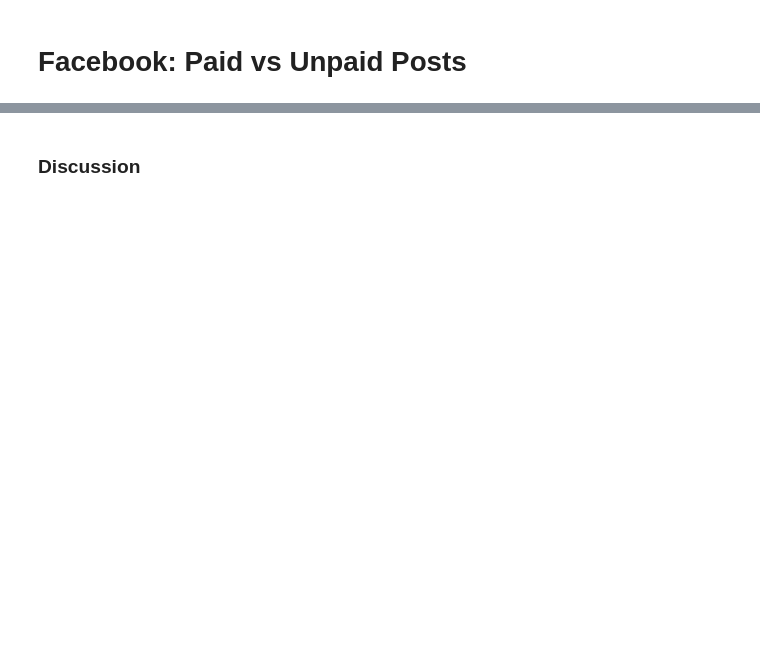
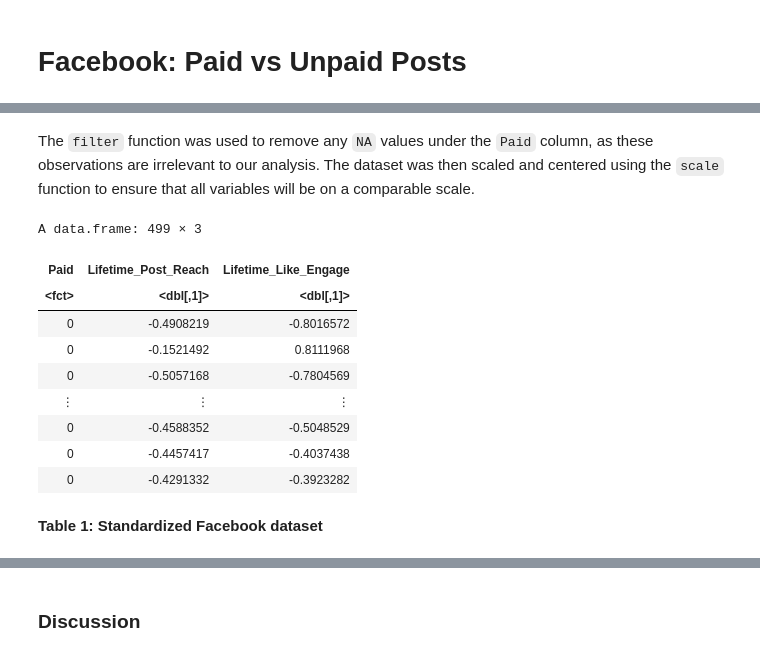
Before and after one commit to truzopus/DSCI_100_Group7, a Jupyter notebook: group_report.ipynb, the cells around one changed output, grey strips where cells are left out. Cells and saved outputs as stored; diff of their text form; code cells hidden in the pictures; blank space fills up the shorter version.

```diff
--- a/group_report.ipynb
+++ b/group_report.ipynb
@@ -228,0 +79,22 @@ Prediction  0  1
+# %% [markdown]
+The `filter` function was used to remove any `NA` values under the `Paid` column, as these observations are irrelevant to our analysis. The dataset was then scaled and centered using the `scale` function to ensure that all variables will be on a comparable scale.
+# %%
+# scale and center data
+facebook <- facebook_unscaled %>%
+    filter(!is.na(Paid)) %>% # remove rows where Paid is NA
+    mutate(Lifetime_Post_Reach = scale(Lifetime_Post_Reach, center = TRUE),
+           Lifetime_Like_Engage = scale(Lifetime_Like_Engage, center = TRUE))
+facebook
+# %% [output]
+A data.frame: 499 × 3
+| Paid | Lifetime_Post_Reach | Lifetime_Like_Engage |
+| <fct> | <dbl[,1]> | <dbl[,1]> |
+| 0 | -0.4908219 | -0.8016572 |
+| 0 | -0.1521492 | 0.8111968 |
+| 0 | -0.5057168 | -0.7804569 |
+| ⋮ | ⋮ | ⋮ |
+| 0 | -0.4588352 | -0.5048529 |
+| 0 | -0.4457417 | -0.4037438 |
+| 0 | -0.4291332 | -0.3923282 |
+# %% [markdown]
+**Table 1: Standardized Facebook dataset**
```
Also changed, not shown: parts of 56 cells of this notebook.
